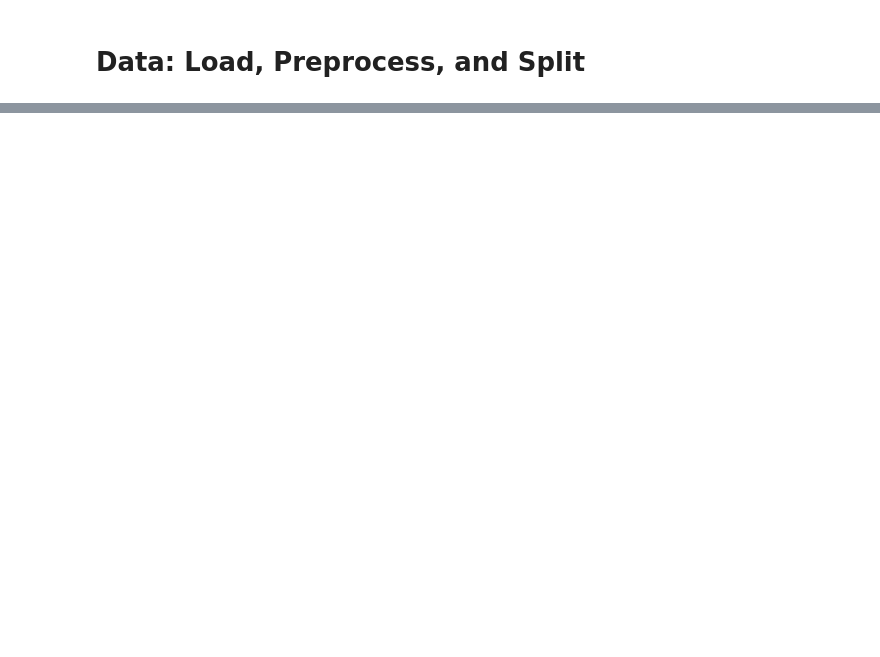
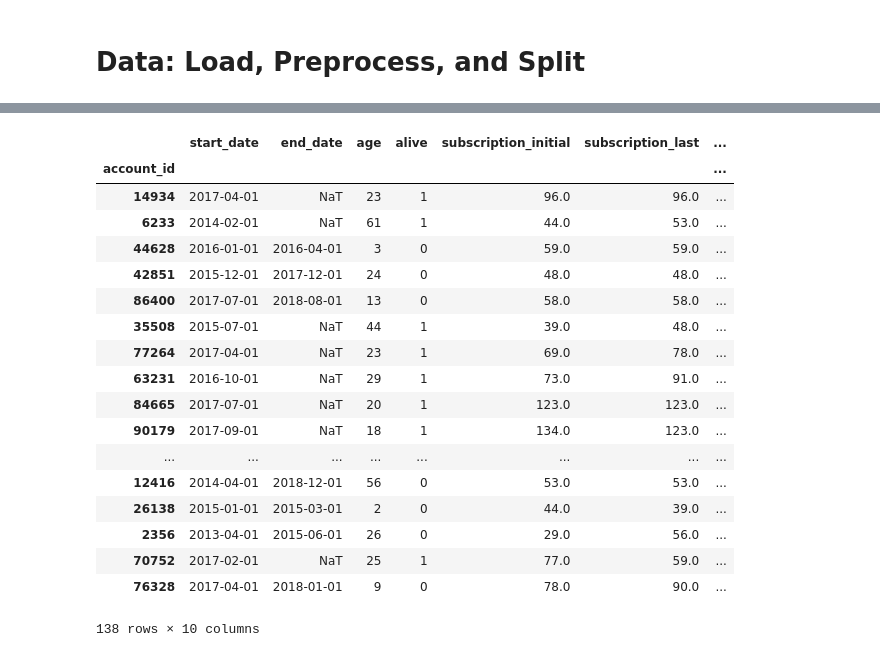
Before and after one commit to fmfn/ShiftedBetaGeometric, a Jupyter notebook: notebooks/scratch.ipynb, the cells around one changed output, grey strips where cells are left out. Drawn from its saved outputs; the diff is of its cells as text; code cells hidden in the pictures; blank space fills up the shorter version.

```diff
--- a/notebooks/scratch.ipynb
+++ b/notebooks/scratch.ipynb
@@ -590,0 +124,22 @@ ax.legend(loc=2)
+# %%
+data.dtr
+# %% [output]
+|  | start_date | end_date | age | alive | subscription_initial | subscription_last | ... |
+| account_id |  |  |  |  |  |  | ... |
+| 14934 | 2017-04-01 | NaT | 23 | 1 | 96.0 | 96.0 | ... |
+| 6233 | 2014-02-01 | NaT | 61 | 1 | 44.0 | 53.0 | ... |
+| 44628 | 2016-01-01 | 2016-04-01 | 3 | 0 | 59.0 | 59.0 | ... |
+| 42851 | 2015-12-01 | 2017-12-01 | 24 | 0 | 48.0 | 48.0 | ... |
+| 86400 | 2017-07-01 | 2018-08-01 | 13 | 0 | 58.0 | 58.0 | ... |
+| 35508 | 2015-07-01 | NaT | 44 | 1 | 39.0 | 48.0 | ... |
+| 77264 | 2017-04-01 | NaT | 23 | 1 | 69.0 | 78.0 | ... |
+| 63231 | 2016-10-01 | NaT | 29 | 1 | 73.0 | 91.0 | ... |
+| 84665 | 2017-07-01 | NaT | 20 | 1 | 123.0 | 123.0 | ... |
+| 90179 | 2017-09-01 | NaT | 18 | 1 | 134.0 | 123.0 | ... |
+| ... | ... | ... | ... | ... | ... | ... | ... |
+| 12416 | 2014-04-01 | 2018-12-01 | 56 | 0 | 53.0 | 53.0 | ... |
+| 26138 | 2015-01-01 | 2015-03-01 | 2 | 0 | 44.0 | 39.0 | ... |
+| 2356 | 2013-04-01 | 2015-06-01 | 26 | 0 | 29.0 | 56.0 | ... |
+| 70752 | 2017-02-01 | NaT | 25 | 1 | 77.0 | 59.0 | ... |
+| 76328 | 2017-04-01 | 2018-01-01 | 9 | 0 | 78.0 | 90.0 | ... |
+138 rows × 10 columns
```
Also changed, not shown: parts of 60 cells of this notebook, 16 other files.
